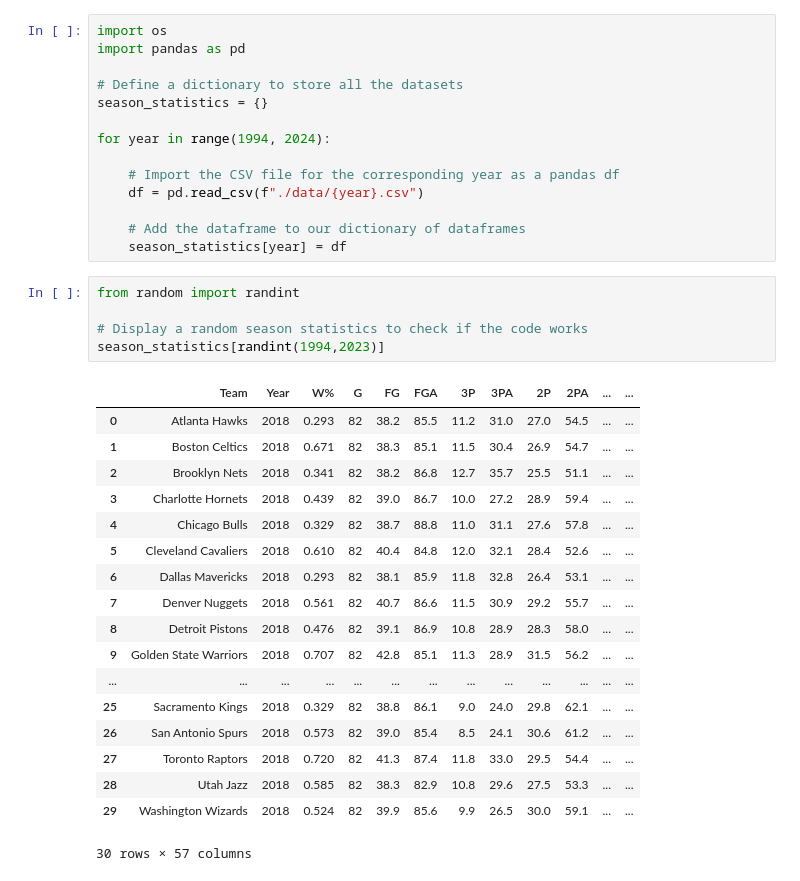
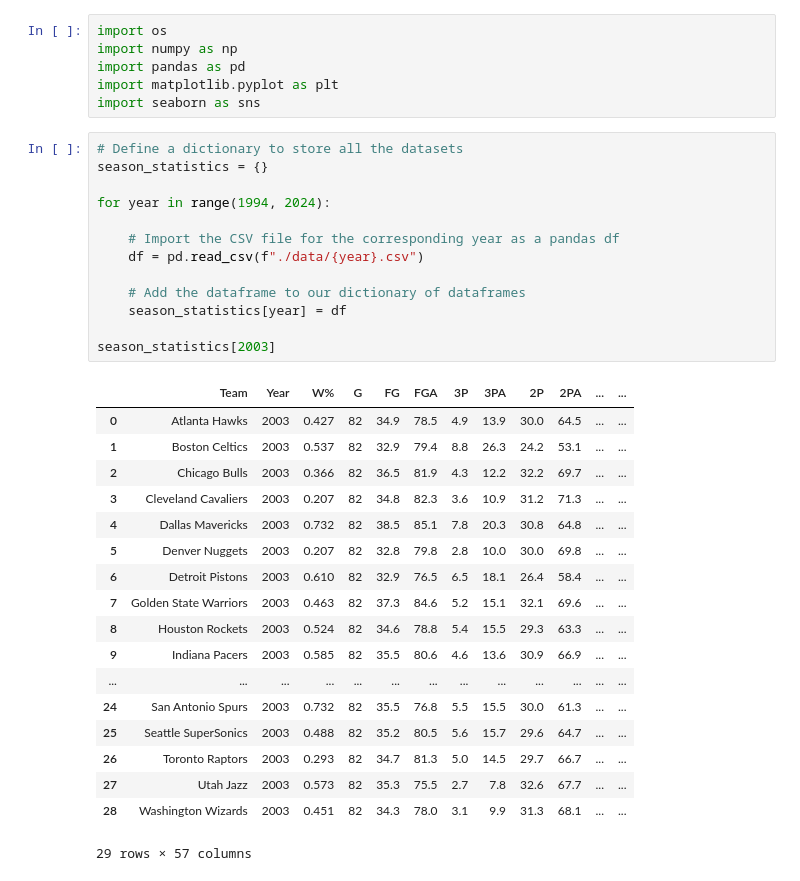
Before and after one commit to amubaraksyed/NBAChampion, a Jupyter notebook: Aadhil_EDA.ipynb, the cells around one changed output. Cells and saved outputs as stored; diff of their text form.

```diff
--- a/Aadhil_EDA.ipynb
+++ b/Aadhil_EDA.ipynb
@@ -1,38 +1,38 @@
+# %%
+import os
+import numpy as np
+import pandas as pd
+import matplotlib.pyplot as plt
+import seaborn as sns
 # %%
-import os
-import pandas as pd
-
 # Define a dictionary to store all the datasets
 season_statistics = {}
 
 for year in range(1994, 2024):
 
     # Import the CSV file for the corresponding year as a pandas df
     df = pd.read_csv(f"./data/{year}.csv")
 
     # Add the dataframe to our dictionary of dataframes
     season_statistics[year] = df
+
+season_statistics[2003]
+# %% [output]
+|  | Team | Year | W% | G | FG | FGA | 3P | 3PA | 2P | 2PA | ... | ... |
+| 0 | Atlanta Hawks | 2003 | 0.427 | 82 | 34.9 | 78.5 | 4.9 | 13.9 | 30.0 | 64.5 | ... | ... |
+| 1 | Boston Celtics | 2003 | 0.537 | 82 | 32.9 | 79.4 | 8.8 | 26.3 | 24.2 | 53.1 | ... | ... |
+| 2 | Chicago Bulls | 2003 | 0.366 | 82 | 36.5 | 81.9 | 4.3 | 12.2 | 32.2 | 69.7 | ... | ... |
+| 3 | Cleveland Cavaliers | 2003 | 0.207 | 82 | 34.8 | 82.3 | 3.6 | 10.9 | 31.2 | 71.3 | ... | ... |
+| 4 | Dallas Mavericks | 2003 | 0.732 | 82 | 38.5 | 85.1 | 7.8 | 20.3 | 30.8 | 64.8 | ... | ... |
+| 5 | Denver Nuggets | 2003 | 0.207 | 82 | 32.8 | 79.8 | 2.8 | 10.0 | 30.0 | 69.8 | ... | ... |
+| 6 | Detroit Pistons | 2003 | 0.610 | 82 | 32.9 | 76.5 | 6.5 | 18.1 | 26.4 | 58.4 | ... | ... |
+| 7 | Golden State Warriors | 2003 | 0.463 | 82 | 37.3 | 84.6 | 5.2 | 15.1 | 32.1 | 69.6 | ... | ... |
+| 8 | Houston Rockets | 2003 | 0.524 | 82 | 34.6 | 78.8 | 5.4 | 15.5 | 29.3 | 63.3 | ... | ... |
+| 9 | Indiana Pacers | 2003 | 0.585 | 82 | 35.5 | 80.6 | 4.6 | 13.6 | 30.9 | 66.9 | ... | ... |
+| ... | ... | ... | ... | ... | ... | ... | ... | ... | ... | ... | ... | ... |
+| 24 | San Antonio Spurs | 2003 | 0.732 | 82 | 35.5 | 76.8 | 5.5 | 15.5 | 30.0 | 61.3 | ... | ... |
+| 25 | Seattle SuperSonics | 2003 | 0.488 | 82 | 35.2 | 80.5 | 5.6 | 15.7 | 29.6 | 64.7 | ... | ... |
+| 26 | Toronto Raptors | 2003 | 0.293 | 82 | 34.7 | 81.3 | 5.0 | 14.5 | 29.7 | 66.7 | ... | ... |
+| 27 | Utah Jazz | 2003 | 0.573 | 82 | 35.3 | 75.5 | 2.7 | 7.8 | 32.6 | 67.7 | ... | ... |
+| 28 | Washington Wizards | 2003 | 0.451 | 82 | 34.3 | 78.0 | 3.1 | 9.9 | 31.3 | 68.1 | ... | ... |
+29 rows × 57 columns
-# %%
-from random import randint
-
-# Display a random season statistics to check if the code works
-season_statistics[randint(1994,2023)]
-# %% [output]
-|  | Team | Year | W% | G | FG | FGA | 3P | 3PA | 2P | 2PA | ... | ... |
-| 0 | Atlanta Hawks | 2018 | 0.293 | 82 | 38.2 | 85.5 | 11.2 | 31.0 | 27.0 | 54.5 | ... | ... |
-| 1 | Boston Celtics | 2018 | 0.671 | 82 | 38.3 | 85.1 | 11.5 | 30.4 | 26.9 | 54.7 | ... | ... |
-| 2 | Brooklyn Nets | 2018 | 0.341 | 82 | 38.2 | 86.8 | 12.7 | 35.7 | 25.5 | 51.1 | ... | ... |
-| 3 | Charlotte Hornets | 2018 | 0.439 | 82 | 39.0 | 86.7 | 10.0 | 27.2 | 28.9 | 59.4 | ... | ... |
-| 4 | Chicago Bulls | 2018 | 0.329 | 82 | 38.7 | 88.8 | 11.0 | 31.1 | 27.6 | 57.8 | ... | ... |
-| 5 | Cleveland Cavaliers | 2018 | 0.610 | 82 | 40.4 | 84.8 | 12.0 | 32.1 | 28.4 | 52.6 | ... | ... |
-| 6 | Dallas Mavericks | 2018 | 0.293 | 82 | 38.1 | 85.9 | 11.8 | 32.8 | 26.4 | 53.1 | ... | ... |
-| 7 | Denver Nuggets | 2018 | 0.561 | 82 | 40.7 | 86.6 | 11.5 | 30.9 | 29.2 | 55.7 | ... | ... |
-| 8 | Detroit Pistons | 2018 | 0.476 | 82 | 39.1 | 86.9 | 10.8 | 28.9 | 28.3 | 58.0 | ... | ... |
-| 9 | Golden State Warriors | 2018 | 0.707 | 82 | 42.8 | 85.1 | 11.3 | 28.9 | 31.5 | 56.2 | ... | ... |
-| ... | ... | ... | ... | ... | ... | ... | ... | ... | ... | ... | ... | ... |
-| 25 | Sacramento Kings | 2018 | 0.329 | 82 | 38.8 | 86.1 | 9.0 | 24.0 | 29.8 | 62.1 | ... | ... |
-| 26 | San Antonio Spurs | 2018 | 0.573 | 82 | 39.0 | 85.4 | 8.5 | 24.1 | 30.6 | 61.2 | ... | ... |
-| 27 | Toronto Raptors | 2018 | 0.720 | 82 | 41.3 | 87.4 | 11.8 | 33.0 | 29.5 | 54.4 | ... | ... |
-| 28 | Utah Jazz | 2018 | 0.585 | 82 | 38.3 | 82.9 | 10.8 | 29.6 | 27.5 | 53.3 | ... | ... |
-| 29 | Washington Wizards | 2018 | 0.524 | 82 | 39.9 | 85.6 | 9.9 | 26.5 | 30.0 | 59.1 | ... | ... |
-30 rows × 57 columns
```
Also changed, not shown: parts of 3 cells of this notebook.
